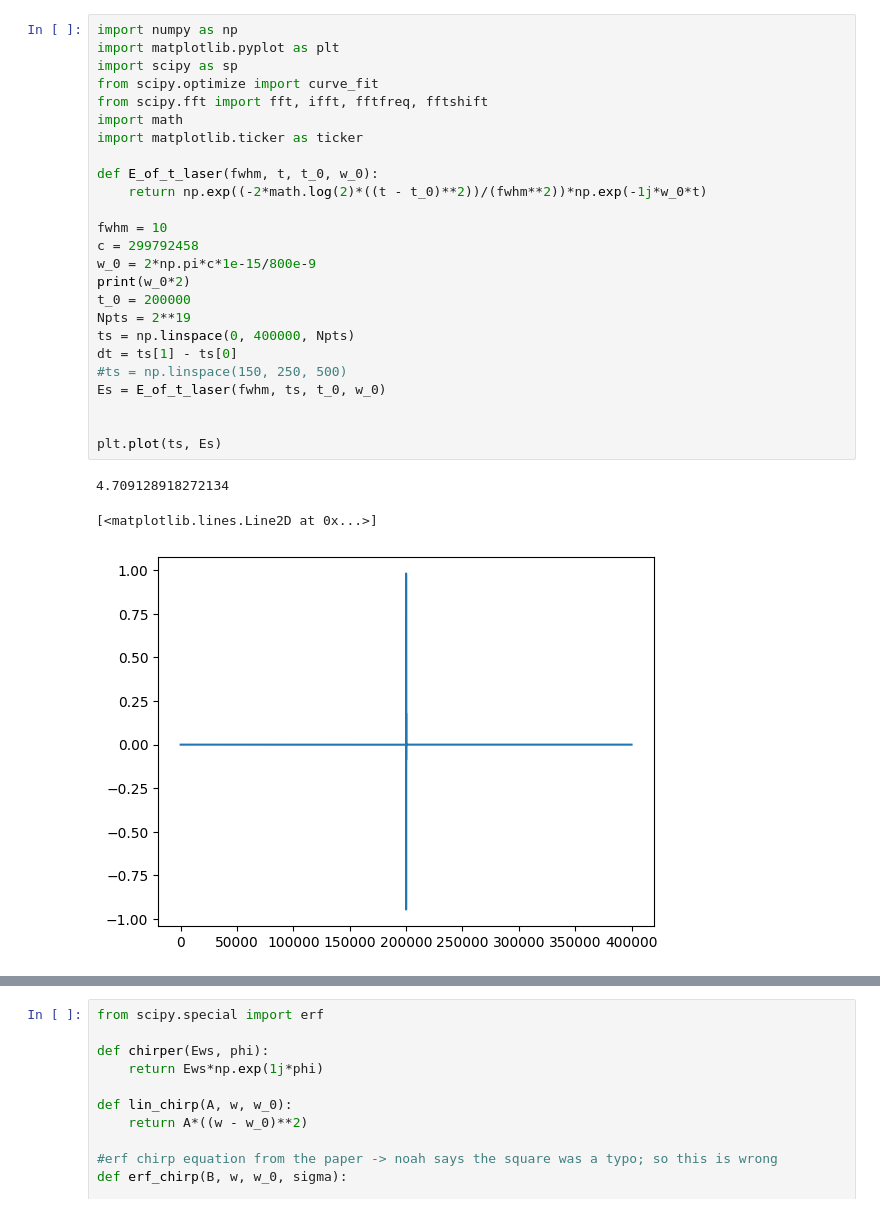
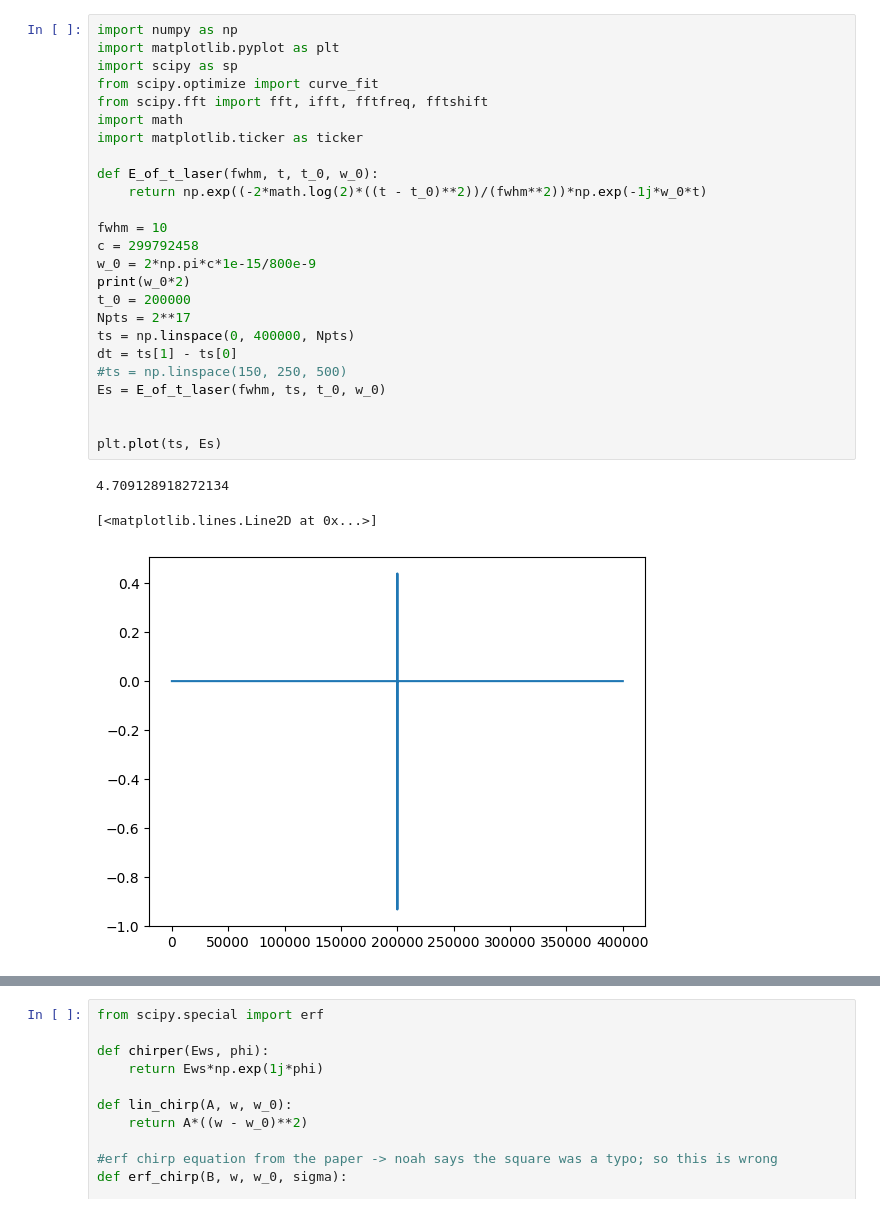
Before and after one commit to unaa-r/CPI_Project, a Jupyter notebook: eqns.ipynb, the cells around one changed output, grey strips where cells are left out. Drawn from its saved outputs; the diff is of its cells as text.

```diff
--- a/eqns.ipynb
+++ b/eqns.ipynb
@@ -1,32 +1,32 @@
 # %%
 import numpy as np
 import matplotlib.pyplot as plt
 import scipy as sp
 from scipy.optimize import curve_fit
 from scipy.fft import fft, ifft, fftfreq, fftshift
 import math
 import matplotlib.ticker as ticker
 
 def E_of_t_laser(fwhm, t, t_0, w_0):
     return np.exp((-2*math.log(2)*((t - t_0)**2))/(fwhm**2))*np.exp(-1j*w_0*t)
 
 fwhm = 10
 c = 299792458
 w_0 = 2*np.pi*c*1e-15/800e-9
 print(w_0*2)
 t_0 = 200000
-Npts = 2**19
+Npts = 2**17
 ts = np.linspace(0, 400000, Npts)
 dt = ts[1] - ts[0]
 #ts = np.linspace(150, 250, 500)
 Es = E_of_t_laser(fwhm, ts, t_0, w_0)
 
 
 plt.plot(ts, Es)
 # %% [output]
 4.709128918272134
 [<matplotlib.lines.Line2D at 0x...>]
-[figure, old version]
+[figure, new version]
 # %%
 '''
 Mathematica's Fourier transform uses a positively-signed (clockwise-spinned) exponent, whereas
```
Also changed, not shown: parts of 1 cell of this notebook, 2 other files.
